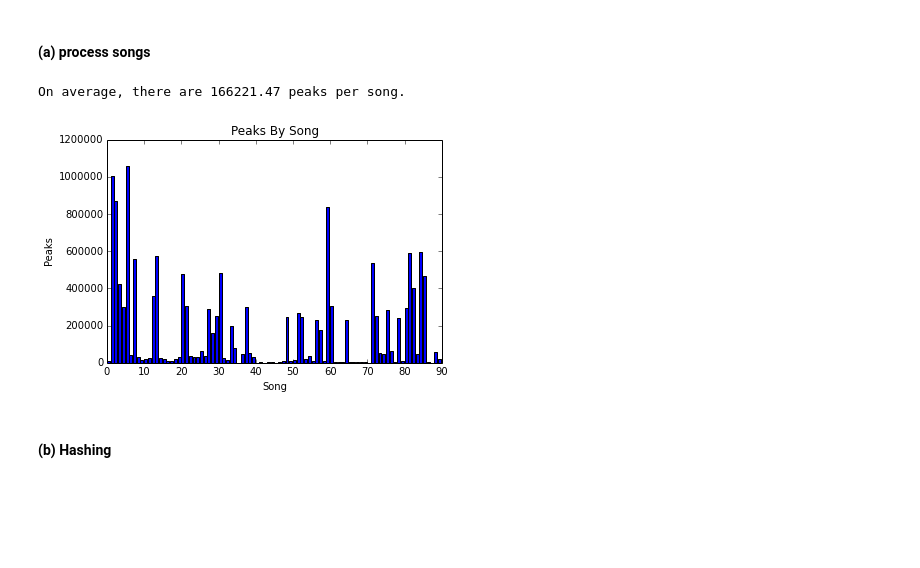
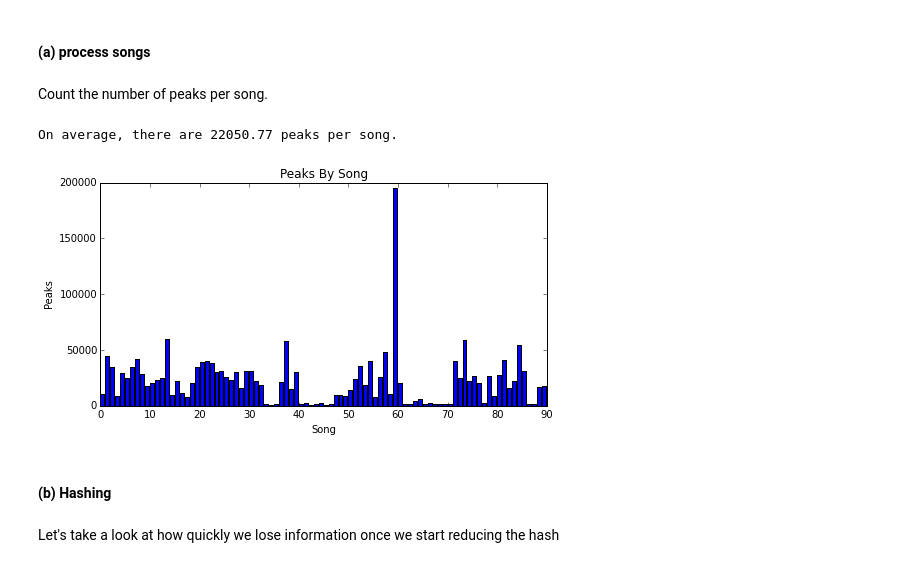
Before and after one commit to ajmaurer/Chicago-Course-Work, a Jupyter notebook: stat376/assn3_shazam.ipynb, the cells around one changed output. Saved outputs shown, nothing was run; the diff lists cells and outputs as text; code cells hidden in the pictures; blank space fills up the shorter version.

```diff
--- a/stat376/assn3_shazam.ipynb
+++ b/stat376/assn3_shazam.ipynb
@@ -26,9 +24,0 @@ Saving to: ‘new-songs.mp3.base64.json’
-# %%
-# Load Data
-if AWS == True:
-    songsFile = "s3n://stat-37601/new-songs.mp3.base64.json"
-else:
-    songsFile = "data/new-songs.mp3.base64.json"
-
-snipets = sc.textFile(songsFile, 100).map(json.loads).cache()
-snipets.count()
@@ -70,8 +61,8 @@ def find_peaks(samples):
     maxes = (maximum_filter(ft_graph, size=20) == ft_graph) & (ft_graph > -150)
     # Compute relative maxima 20 units away from others, where
     # intensity is greater than -150 dB.
-    freqs, times = np.where(maxes)audio_segment_to_samples
-    return (freqs, times)
+    freqs, times = np.where(maxes)
+    return sorted(zip(list(times),list(freqs)))
 
 def play_pydub(pyaudio):
     """Plays a pydub audio segment in ipython"""
@@ -96,21 +84,33 @@ snipets_fp = snipets.map(lambda songDict: (songDict['song_id'],songDict['time_of
+# %%
+# Process song into "fingerprint" of peaks - gives arrays of peak times and frequencies
+# There seem to be some with way too many peaks, so I'm going to filter them out (I can't get the code to run with them anyway)
+snipets_fp  = snipets.map(lambda songDict: (songDict['song_id'],songDict['time_offset'],find_peaks(audio_segment_to_samples(songDict['data']))))\
+    .filter(lambda x: len(x[2])<2000)
+snipets43_fp = snipets43.map(lambda songDict: (songDict['song_id'],songDict['time_offset'],find_peaks(audio_segment_to_samples(songDict['data']))))\
+    .filter(lambda x: len(x[2])<2000)
+snipets3_fp = snipets3.map(lambda songDict: (songDict['song_id'],songDict['time_offset'],find_peaks(audio_segment_to_samples(songDict['data']))))\
+    .filter(lambda x: len(x[2])<2000)
+# %% [markdown]
+Count the number of peaks per song.
 # %%
 # Calculate number of peaks by song
-songs_peaks = snipets_fp.map(lambda (sid,off,(freqs,times)): (sid,len(freqs)))\
+songs_peaks = snipets_fp.map(lambda (sid,off,peaks): (sid,len(peaks)))\
     .reduceByKey(lambda x,y: x+y)\
     .collect()
 # %%
 # summarize
 song_ids, freqs = zip(*songs_peaks)
 
 print "On average, there are %.2f peaks per song." % np.mean(freqs)
 
 plt.bar(song_ids,freqs)
 plt.title("Peaks By Song")
 plt.xlabel('Song')
 plt.ylabel('Peaks')
+plt.rcParams["figure.figsize"]= [4,8]
 plt.show()
 # %% [output]
-On average, there are 166221.47 peaks per song.
+On average, there are 22050.77 peaks per song.
-[figure, old version]
+[figure, new version]
 # %% [markdown]
 #### (b) Hashing
@@ -116,0 +137,2 @@ On average, there are 166221.47 peaks per song.
+# %% [markdown]
+Let's take a look at how quickly we lose information once we start reducing the hash
```
Also changed, not shown: parts of 19 cells of this notebook, 1 other file.
